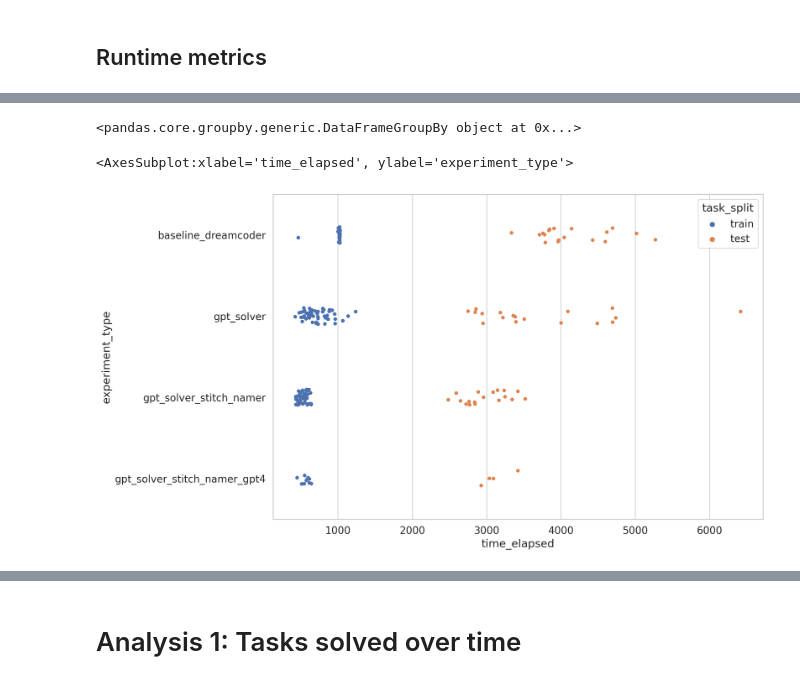
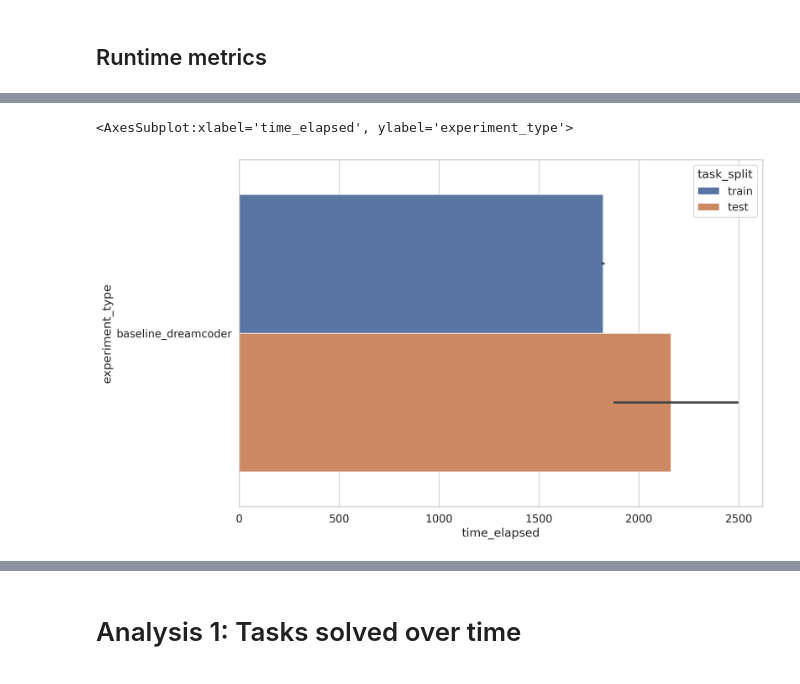
Before and after one commit to gabegrand/lilo, a Jupyter notebook: analysis/analyze_synthesis_experiment.ipynb, the cells around one changed output, grey strips where cells are left out. Cells and saved outputs as stored; diff of their text form; code cells hidden in the pictures.

```diff
--- a/analysis/analyze_synthesis_experiment.ipynb
+++ b/analysis/analyze_synthesis_experiment.ipynb
@@ -20,8 +23,8 @@ sns.set_theme(style="whitegrid", font_scale=1.25, rc={'figure.figsize':(12, 8)})
 # %%
 %config InlineBackend.figure_format = 'retina'
 # %%
-EXPERIMENT_NAME = "runs_re2"
-DOMAIN = "re2"
+# EXPERIMENT_NAME = "runs_re2"
+# DOMAIN = "re2"
 
 # EXPERIMENT_NAME = "runs_clevr"
 # DOMAIN = "clevr"
@@ -29,6 +32,9 @@ DOMAIN = "re2"
 # EXPERIMENT_NAME = "runs_logo"
 # DOMAIN = "logo"
 
+EXPERIMENT_NAME = "runs_logo_1800"
+DOMAIN = "logo"
+
 COMPUTE_LIKELIHOODS = True
 
 FIGURES_DIR = os.path.join("figures", EXPERIMENT_NAME)
@@ -37,7 +43,7 @@ os.makedirs(FIGURES_DOMAIN_DIR, exist_ok=True)
 # %%
 analyzer = SynthesisExperimentAnalyzer(
     experiment_name=EXPERIMENT_NAME,
-    experiment_types=["baseline_dreamcoder", "gpt_solver", "gpt_solver_stitch_namer", "gpt_solver_stitch_namer_gpt4"],
+    experiment_types=["baseline_dreamcoder", "gpt_solver", "gpt_solver_stitch_namer", "gpt_solver_stitch_namer_hybrid_dsl", "gpt_solver_stitch_namer_search", "gpt_solver_stitch_namer_hybrid_dsl_2x2"],
     # experiment_types=["baseline_dreamcoder", "gpt_solver", "gpt_solver_stitch_namer", "gpt_solver_stitch_namer_search"],
     allow_incomplete_results=True,
     compute_likelihoods=COMPUTE_LIKELIHOODS,
@@ -87,11 +91,6 @@ re2     baseline_dreamcoder           amortized_synthesis  infer_programs_for_ta
 Name: time_elapsed, dtype: float64
-# %%
-df_infer_time = df_runtime.query("model_fn == 'infer_programs_for_tasks'").groupby(["domain", "experiment_type", "model_type", "model_fn", "task_split"])
-df_infer_time
-# %% [output]
-<pandas.core.groupby.generic.DataFrameGroupBy object at 0x...>
 # %%
-sns.stripplot(data=df_runtime.query("model_fn == 'infer_programs_for_tasks'"), y="experiment_type", x="time_elapsed", hue="task_split")
+sns.barplot(data=df_runtime.query("model_fn == 'infer_programs_for_tasks'"), y="experiment_type", x="time_elapsed", hue="task_split")
 # %% [output]
 <AxesSubplot:xlabel='time_elapsed', ylabel='experiment_type'>
-[figure, old version]
+[figure, new version]
```
Also changed, not shown: parts of 9 cells of this notebook, 1 other file.
